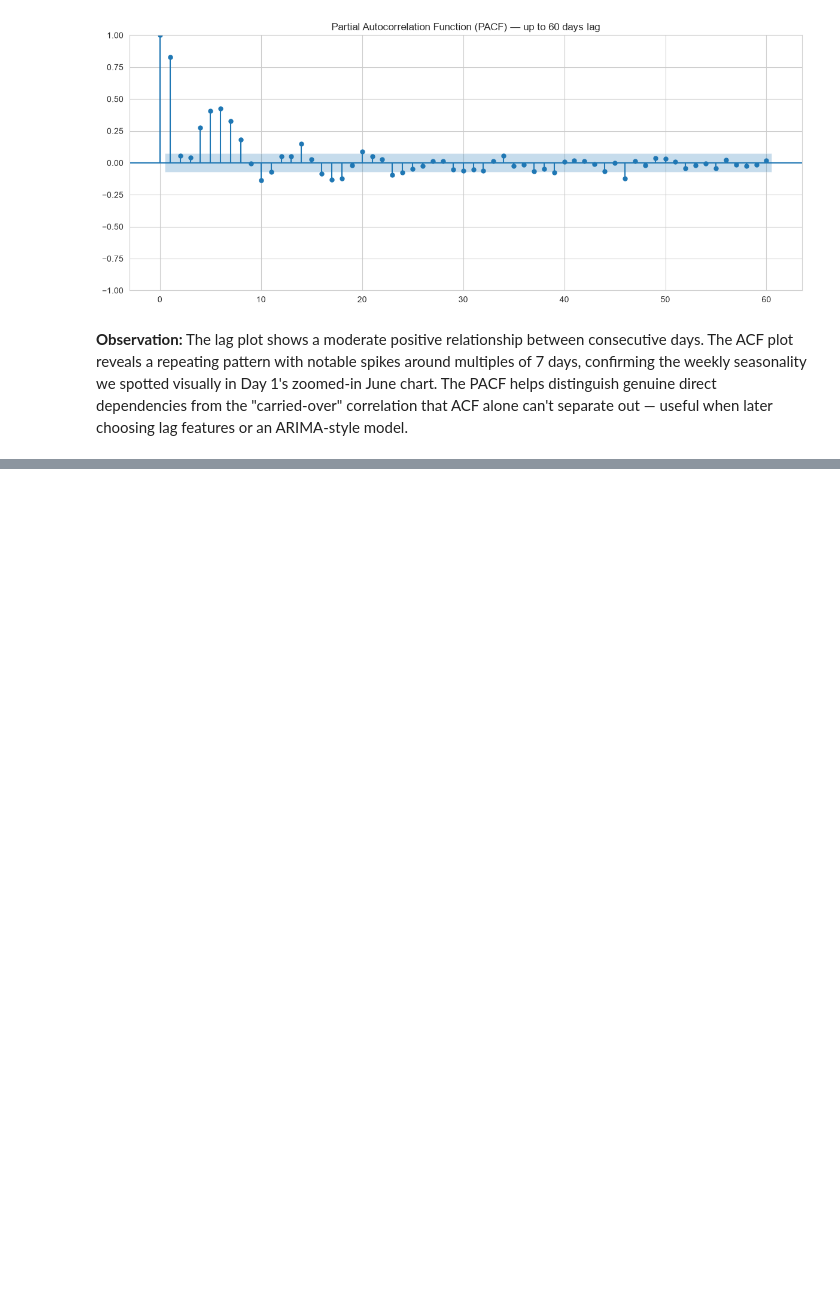
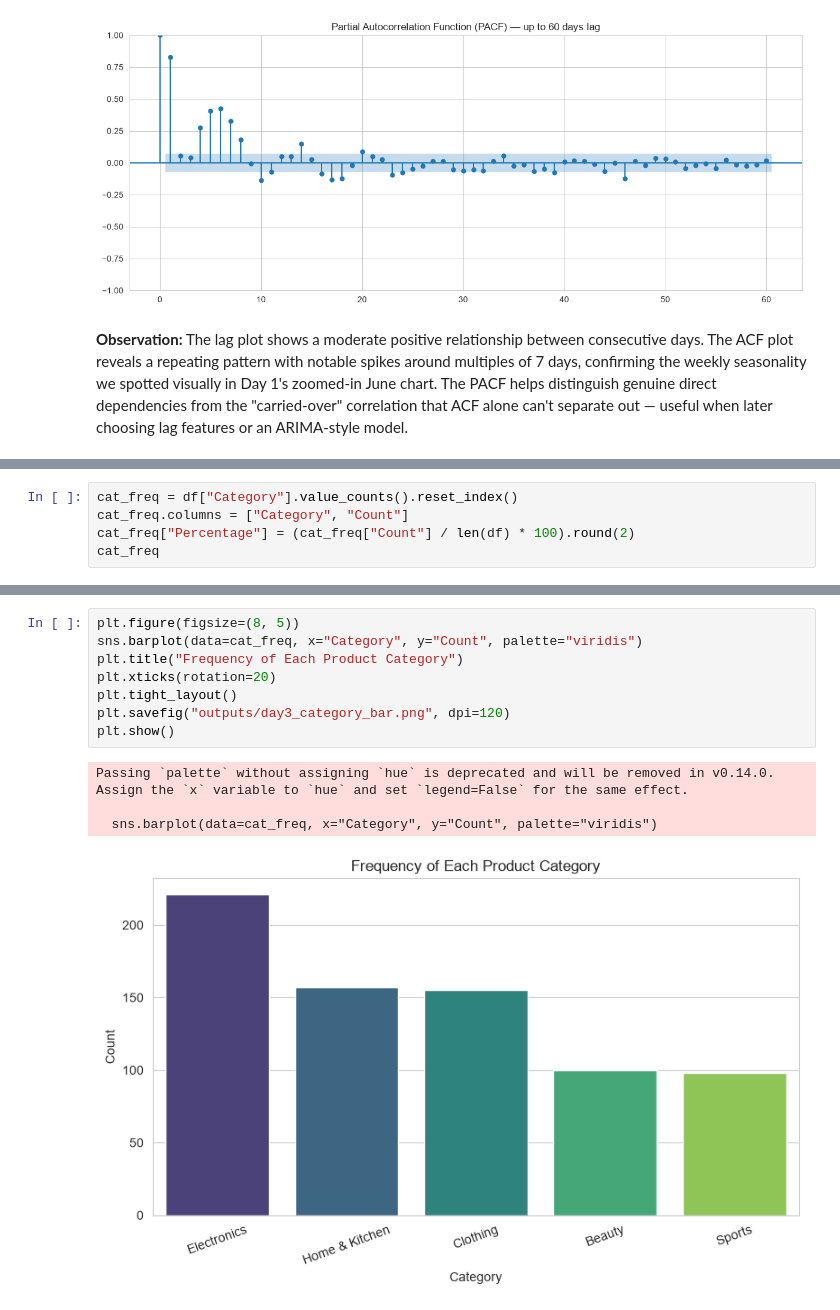
Before and after one commit to nikitha-d1323/data-analysis-mini-projects, a Jupyter notebook: unit3-sales-timeseries-text/Sales_TimeSeries_Text_Unit3.ipynb, the cells around one changed output, grey strips where cells are left out. Saved outputs shown, nothing was run; the diff lists cells and outputs as text; blank space fills up the shorter version.

Commit message:
Unit3 Day 3: categorical data exploration - frequency, bar/pie charts, category trends

```diff
--- a/unit3-sales-timeseries-text/Sales_TimeSeries_Text_Unit3.ipynb
+++ b/unit3-sales-timeseries-text/Sales_TimeSeries_Text_Unit3.ipynb
@@ -164,0 +167,5 @@ ARIMA-style model.
+# %%
+cat_freq = df["Category"].value_counts().reset_index()
+cat_freq.columns = ["Category", "Count"]
+cat_freq["Percentage"] = (cat_freq["Count"] / len(df) * 100).round(2)
+cat_freq
@@ -164,0 +179,13 @@ ARIMA-style model.
+# %%
+plt.figure(figsize=(8, 5))
+sns.barplot(data=cat_freq, x="Category", y="Count", palette="viridis")
+plt.title("Frequency of Each Product Category")
+plt.xticks(rotation=20)
+plt.tight_layout()
+plt.savefig("outputs/day3_category_bar.png", dpi=120)
+plt.show()
+# %% [output]
+Passing `palette` without assigning `hue` is deprecated and will be removed in v0.14.0. Assign the `x` variable to `hue` and set `legend=False` for the same effect.
+
+  sns.barplot(data=cat_freq, x="Category", y="Count", palette="viridis")
+[figure, added]
```
Also changed, not shown: parts of 7 cells of this notebook, 4 other files.
